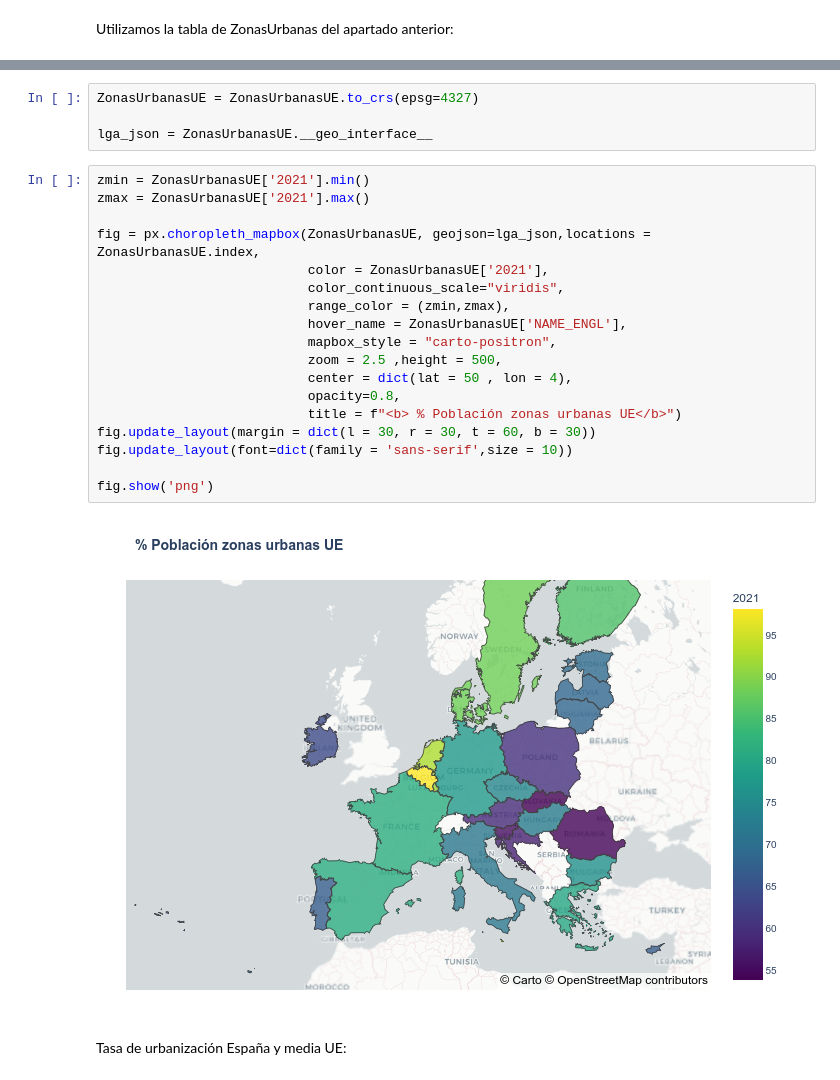
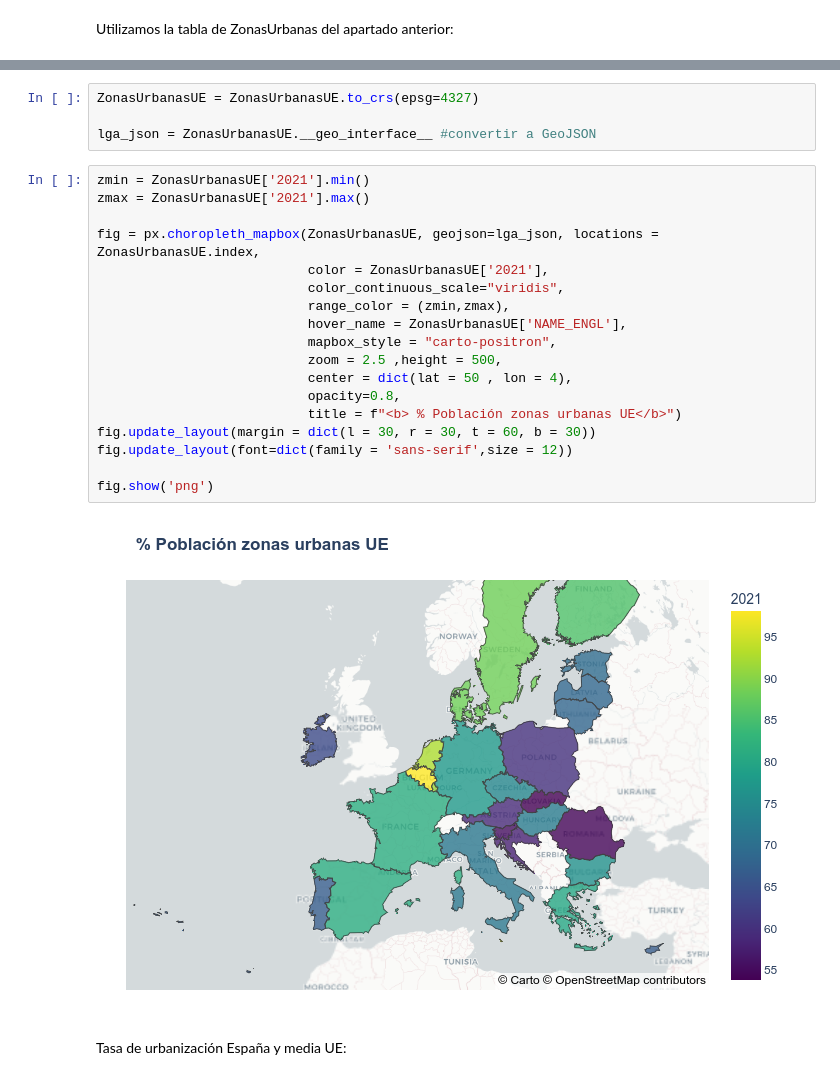
Before and after one commit to AdrianaBorrajo/Despoblacion, a Jupyter notebook: 1.Introduccion/Datos_Introduccion.ipynb, the cells around one changed output, grey strips where cells are left out. Cells and saved outputs as stored; diff of their text form.

```diff
--- a/1.Introduccion/Datos_Introduccion.ipynb
+++ b/1.Introduccion/Datos_Introduccion.ipynb
@@ -194,27 +190,27 @@ ZonasUrbanasUE.head()
 # %%
 ZonasUrbanasUE = ZonasUrbanasUE.to_crs(epsg=4327)
 
-lga_json = ZonasUrbanasUE.__geo_interface__
+lga_json = ZonasUrbanasUE.__geo_interface__ #convertir a GeoJSON
 # %%
 zmin = ZonasUrbanasUE['2021'].min()
 zmax = ZonasUrbanasUE['2021'].max()
 
-fig = px.choropleth_mapbox(ZonasUrbanasUE, geojson=lga_json,locations = ZonasUrbanasUE.index,
+fig = px.choropleth_mapbox(ZonasUrbanasUE, geojson=lga_json, locations = ZonasUrbanasUE.index,
                            color = ZonasUrbanasUE['2021'],
                            color_continuous_scale="viridis",
                            range_color = (zmin,zmax),
                            hover_name = ZonasUrbanasUE['NAME_ENGL'],
                            mapbox_style = "carto-positron",
                            zoom = 2.5 ,height = 500,
                            center = dict(lat = 50 , lon = 4),
                            opacity=0.8,
                            title = f"<b> % Población zonas urbanas UE</b>")
 fig.update_layout(margin = dict(l = 30, r = 30, t = 60, b = 30))
-fig.update_layout(font=dict(family = 'sans-serif',size = 10))
+fig.update_layout(font=dict(family = 'sans-serif',size = 12))
 
 fig.show('png')
 # %% [output]
-[figure, old version]
+[figure, new version]
 # %% [markdown]
 Tasa de urbanización España y media UE:
 # %%
```
Also changed, not shown: parts of 5 cells of this notebook.
